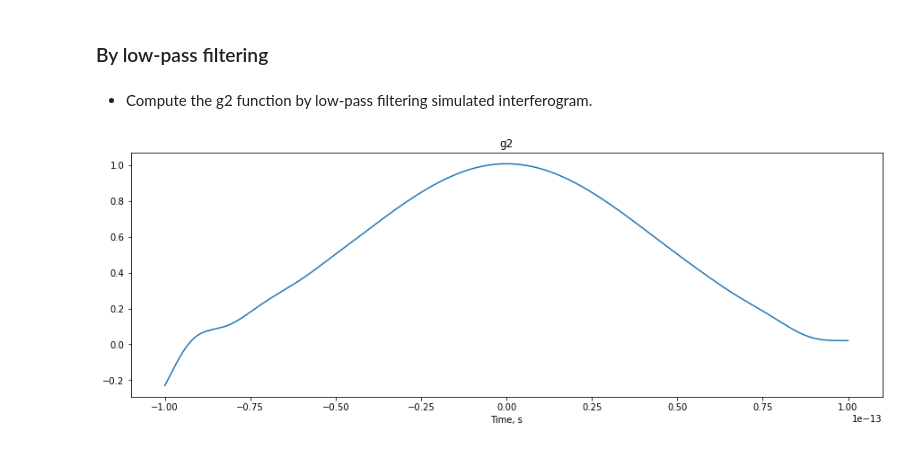
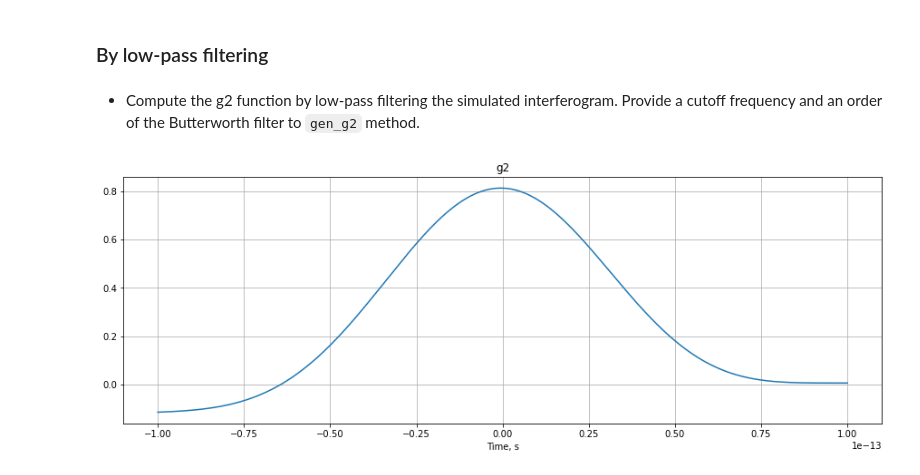
Before and after one commit to pkliui/Interferometry, a Jupyter notebook: Interferometry/docs/InterferogramAnalysis.ipynb, the cells around one changed output. Saved outputs shown, nothing was run; the diff lists cells and outputs as text; code cells hidden in the pictures.

````diff
--- a/Interferometry/docs/InterferogramAnalysis.ipynb
+++ b/Interferometry/docs/InterferogramAnalysis.ipynb
@@ -231,5 +201,5 @@ max(ifgm.tau_samples)
 # %%
-sim = Simulation(lambd=800e-9, t_fwhm=100e-15, t_phase=0,
+sim = Simulation(lambd=800e-9, t_fwhm=50e-15, t_phase=0,
                  t_start=-100e-15, t_end=100e-15, delta_t=0.15e-15,
                  tau_start=-100e-15, tau_end=100e-15, tau_step=0.15e-15)
 # %% [markdown]
@@ -292,8 +259,8 @@ g2 = sim.gen_g2_analytical(plotting=True)
 # %% [markdown]
 ### By low-pass filtering
 # %% [markdown]
-* Compute  the g2 function by low-pass filtering simulated interferogram.
+* Compute  the g2 function by low-pass filtering the simulated interferogram. Provide a cutoff frequency and an order of the Butterworth filter to ```gen_g2``` method.
 # %%
-sim.gen_g2(filter_cutoff=50e12, filter_order=6, plotting=True)
+sim.gen_g2(filter_cutoff=10e12, filter_order=4, plotting=True)
 # %% [output]
-[figure, old version]
+[figure, new version]
````
Also changed, not shown: parts of 27 cells of this notebook.
